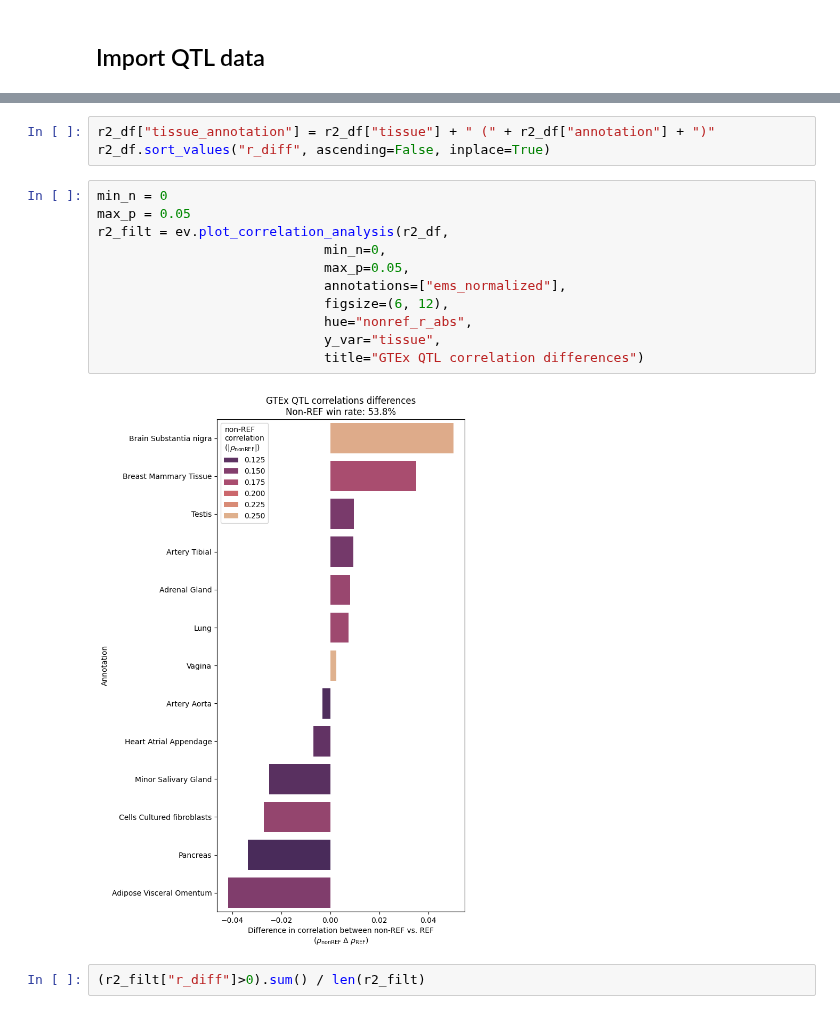
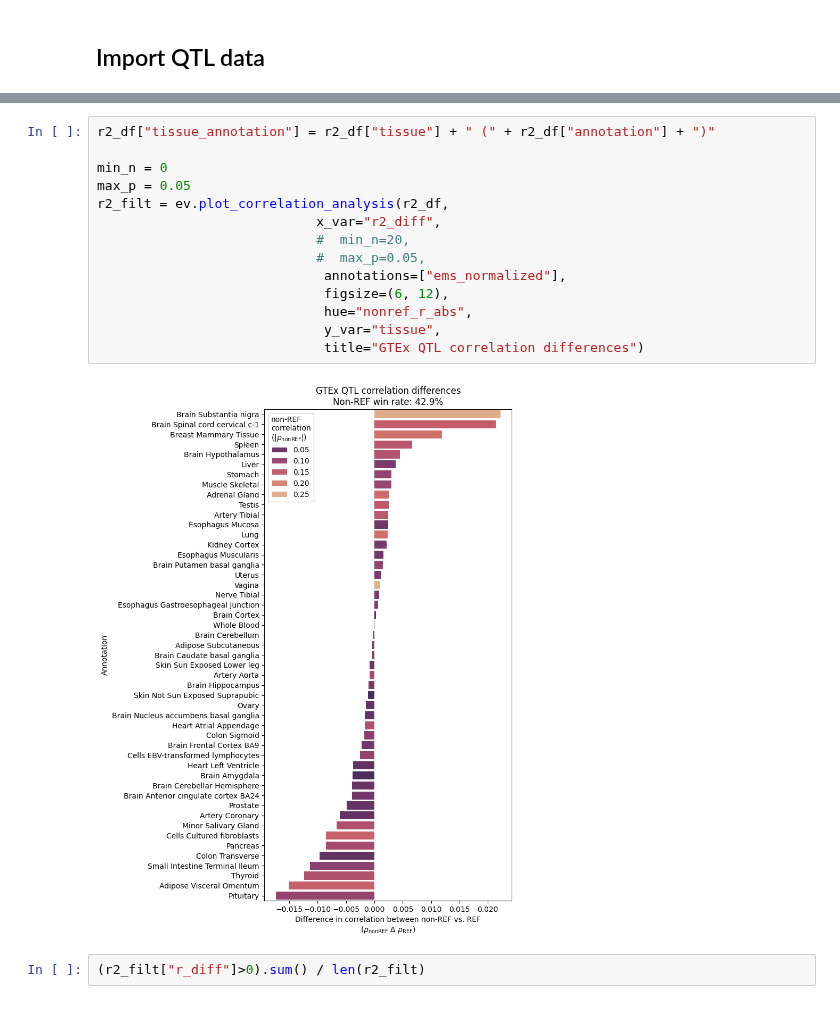
Before and after one commit to bschilder/VEP_DNA, a Jupyter notebook: notebooks/QTL_annotations.ipynb, the cells around one changed output, grey strips where cells are left out. Cells and saved outputs as stored; diff of their text form.

```diff
--- a/notebooks/QTL_annotations.ipynb
+++ b/notebooks/QTL_annotations.ipynb
@@ -120,19 +141,19 @@ r2_df.head()
-# %%
-r2_df["tissue_annotation"] = r2_df["tissue"] + " (" + r2_df["annotation"] + ")"
-r2_df.sort_values("r_diff", ascending=False, inplace=True)
 # %%
+r2_df["tissue_annotation"] = r2_df["tissue"] + " (" + r2_df["annotation"] + ")"
+
 min_n = 0
 max_p = 0.05
 r2_filt = ev.plot_correlation_analysis(r2_df,
-                             min_n=0,
-                             max_p=0.05,
+                            x_var="r2_diff",
+                            #  min_n=20,
+                            #  max_p=0.05,
                              annotations=["ems_normalized"],
                              figsize=(6, 12),
                              hue="nonref_r_abs",
                              y_var="tissue",
                              title="GTEx QTL correlation differences")
 # %% [output]
-[figure, old version]
+[figure, new version]
 # %%
 (r2_filt["r_diff"]>0).sum() / len(r2_filt)
 # %% [output]
```
Also changed, not shown: parts of 23 cells of this notebook, 4 other files.
